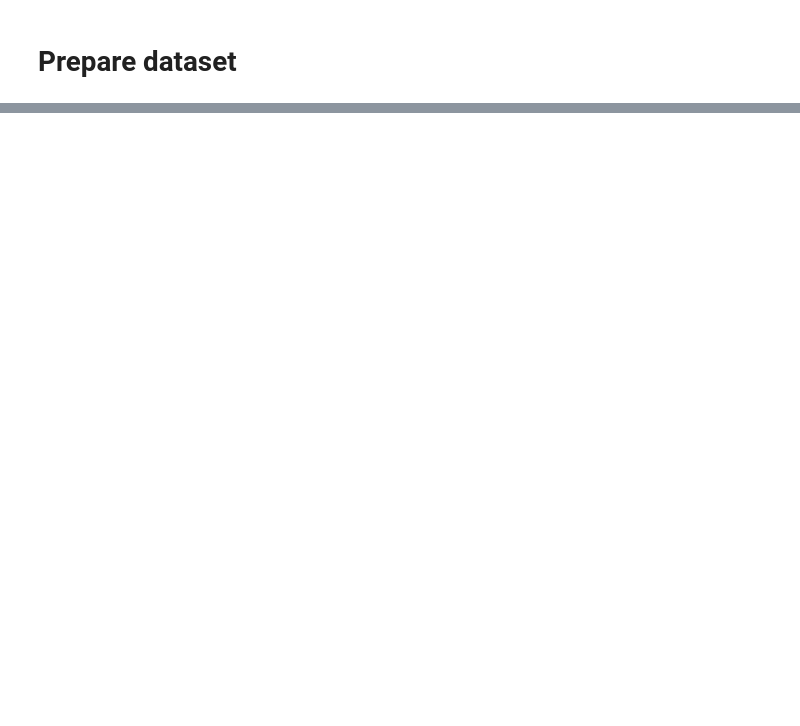
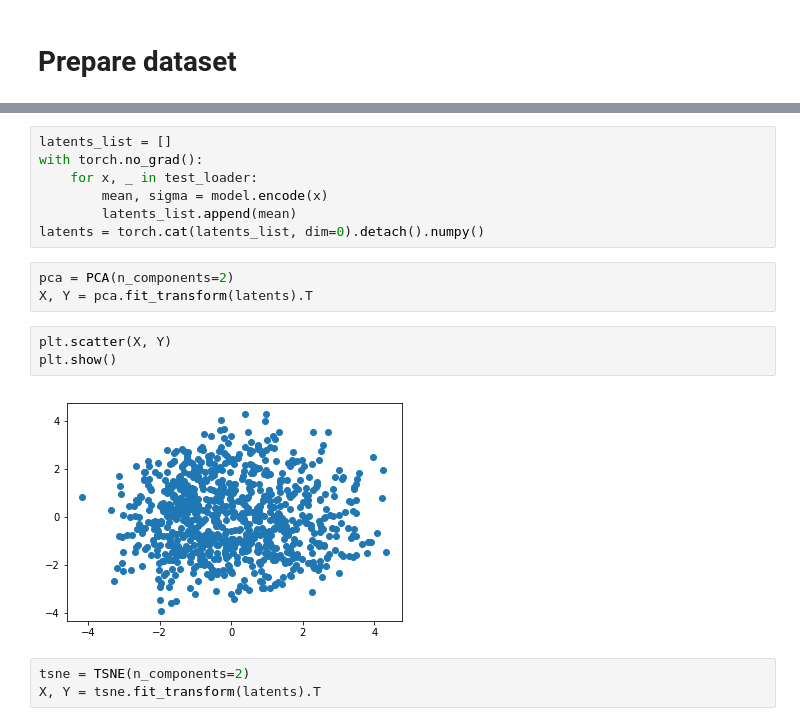
Before and after one commit to jakubzadrozny/thesis, a Jupyter notebook: experiments.ipynb, the cells around one changed output, grey strips where cells are left out. Drawn from its saved outputs; the diff is of its cells as text; blank space fills up the shorter version.

```diff
--- a/experiments.ipynb
+++ b/experiments.ipynb
@@ -138,0 +100,18 @@ AssertionError: Torch not compiled with CUDA enabled
+# %%
+latents_list = []
+with torch.no_grad():
+    for x, _ in test_loader:
+        mean, sigma = model.encode(x)
+        latents_list.append(mean)
+latents = torch.cat(latents_list, dim=0).detach().numpy()
+# %%
+pca = PCA(n_components=2)
+X, Y = pca.fit_transform(latents).T
+# %%
+plt.scatter(X, Y)
+plt.show()
+# %% [output]
+[figure, added]
+# %%
+tsne = TSNE(n_components=2)
+X, Y = tsne.fit_transform(latents).T
```
Also changed, not shown: parts of 34 cells of this notebook, 7 other files.
